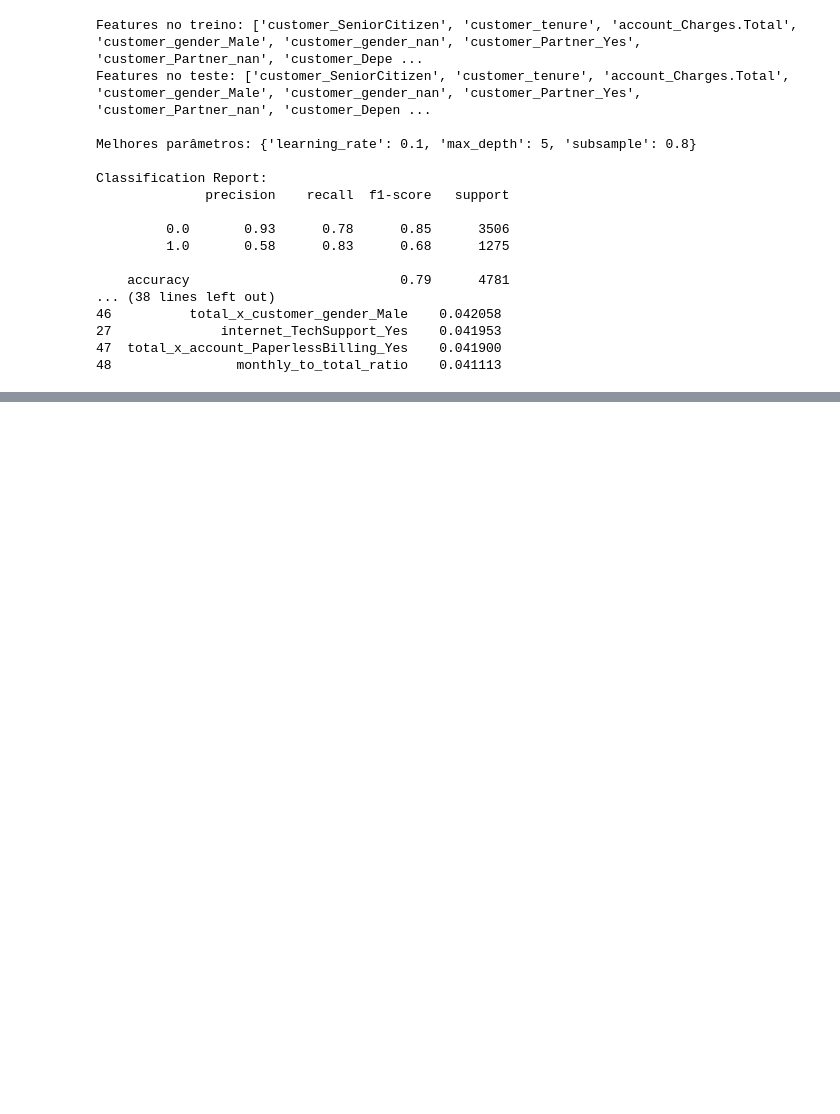
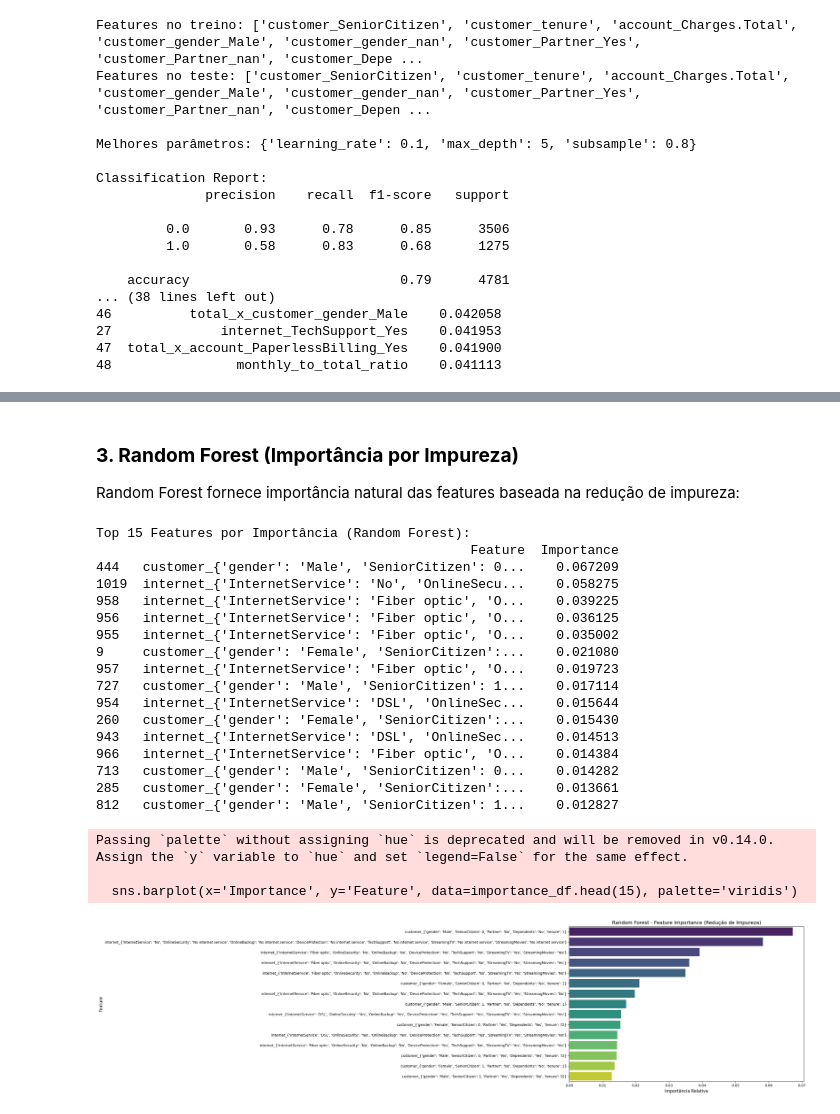
Before and after one commit to anandamatos/telecom-x2, a Jupyter notebook: notebooks/index.ipynb, the cells around one changed output, grey strips where cells are left out. Drawn from its saved outputs; the diff is of its cells as text; code cells hidden in the pictures; blank space fills up the shorter version.

```diff
--- a/notebooks/index.ipynb
+++ b/notebooks/index.ipynb
@@ -1231,0 +1418,57 @@ Classification Report:
+# %% [markdown]
+### **3. Random Forest (Importância por Impureza)**
+Random Forest fornece importância natural das features baseada na redução de impureza:
+# %%
+import seaborn as sns  # Adicione esta importação no início do seu código
+import matplotlib.pyplot as plt
+from sklearn.ensemble import RandomForestClassifier
+
+# 1. Treinar modelo Random Forest
+rf_model = RandomForestClassifier(
+    n_estimators=200,
+    max_depth=5,
+    random_state=42,
+    n_jobs=-1
+)
+rf_model.fit(X_resampled, y_resampled)
+
+# 2. Extrair importância das features
+importance_df = pd.DataFrame({
+    'Feature': X.columns,
+    'Importance': rf_model.feature_importances_
+}).sort_values(by='Importance', ascending=False)
+
+# 3. Mostrar top 15 features
+print("Top 15 Features por Importância (Random Forest):")
+print(importance_df.head(15))
+
+# 4. Plot com Seaborn
+plt.figure(figsize=(12, 8))
+sns.barplot(x='Importance', y='Feature', data=importance_df.head(15), palette='viridis')
+plt.title("Random Forest - Feature Importance (Redução de Impureza)", fontsize=14)
+plt.xlabel("Importância Relativa", fontsize=12)
+plt.ylabel("Feature", fontsize=12)
+plt.tight_layout()
+plt.show()
+# %% [output]
+Top 15 Features por Importância (Random Forest):
+                                                Feature  Importance
+444   customer_{'gender': 'Male', 'SeniorCitizen': 0...    0.067209
+1019  internet_{'InternetService': 'No', 'OnlineSecu...    0.058275
+958   internet_{'InternetService': 'Fiber optic', 'O...    0.039225
+956   internet_{'InternetService': 'Fiber optic', 'O...    0.036125
+955   internet_{'InternetService': 'Fiber optic', 'O...    0.035002
+9     customer_{'gender': 'Female', 'SeniorCitizen':...    0.021080
+957   internet_{'InternetService': 'Fiber optic', 'O...    0.019723
+727   customer_{'gender': 'Male', 'SeniorCitizen': 1...    0.017114
+954   internet_{'InternetService': 'DSL', 'OnlineSec...    0.015644
+260   customer_{'gender': 'Female', 'SeniorCitizen':...    0.015430
+943   internet_{'InternetService': 'DSL', 'OnlineSec...    0.014513
+966   internet_{'InternetService': 'Fiber optic', 'O...    0.014384
+713   customer_{'gender': 'Male', 'SeniorCitizen': 0...    0.014282
+285   customer_{'gender': 'Female', 'SeniorCitizen':...    0.013661
+812   customer_{'gender': 'Male', 'SeniorCitizen': 1...    0.012827
+Passing `palette` without assigning `hue` is deprecated and will be removed in v0.14.0. Assign the `y` variable to `hue` and set `legend=False` for the same effect.
+
+  sns.barplot(x='Importance', y='Feature', data=importance_df.head(15), palette='viridis')
+[figure, added]
```
Also changed, not shown: parts of 51 cells of this notebook, 1 other file.
